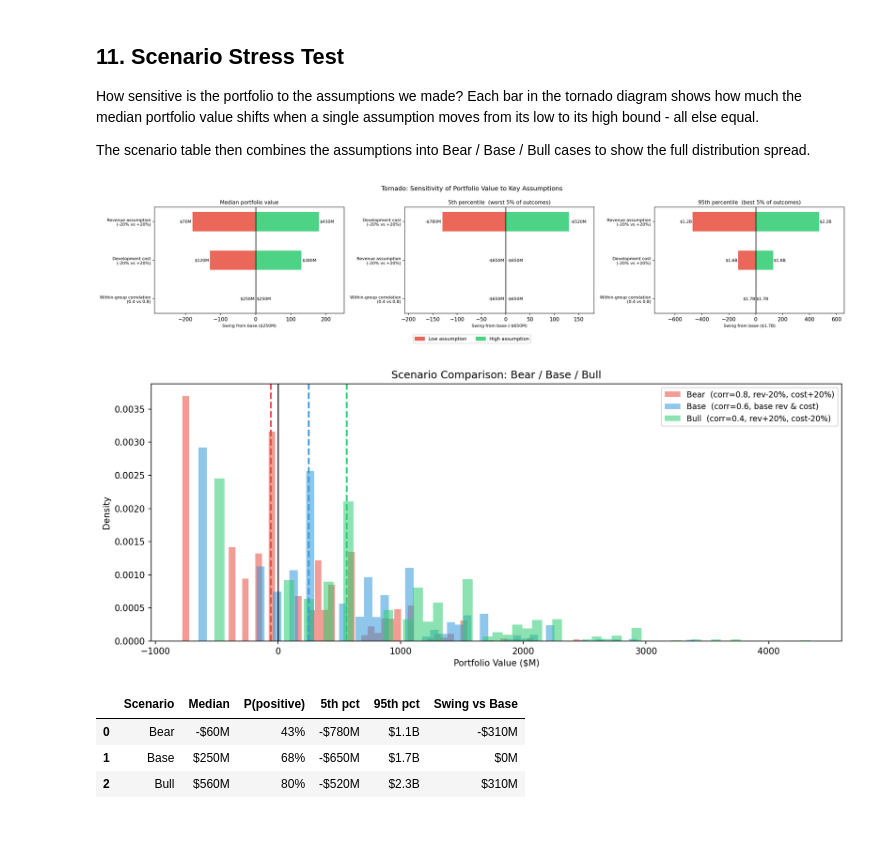
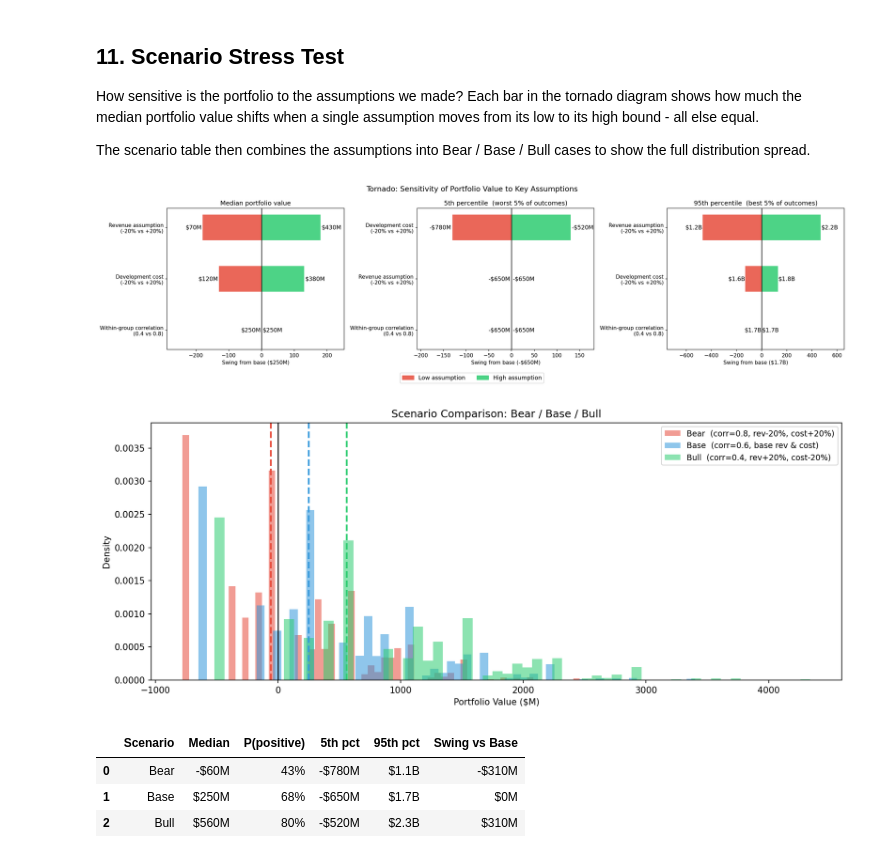
Before and after one commit to ChristopherSNelson/PoTS_decisionTool, a Jupyter notebook: portfolio_demo.ipynb, the cells around one changed output. Drawn from its saved outputs; the diff is of its cells as text; code cells hidden in the pictures; blank space fills up the shorter version.

```diff
--- a/portfolio_demo.ipynb
+++ b/portfolio_demo.ipynb
@@ -493,17 +493,17 @@ def tornado_panel(ax, stat_fn, base_val, title):
     ax.barh(y, hi_swing, left=0, color='#2ecc71', alpha=0.85, height=0.5)
     ax.axvline(0, color='black', linewidth=1.2)
     for i, (lo, hi) in enumerate(zip(lo_swing, hi_swing)):
-        ax.text(lo - 3, i, fmt(lo_ord[i]), va='center', ha='right', fontsize=8)
-        ax.text(hi + 3, i, fmt(hi_ord[i]), va='center', ha='left', fontsize=8)
+        ax.text(lo - 3, i, fmt(lo_ord[i]), va='center', ha='right', fontsize=11)
+        ax.text(hi + 3, i, fmt(hi_ord[i]), va='center', ha='left', fontsize=11)
     ax.set_yticks(y)
-    ax.set_yticklabels(labels_ord, fontsize=8)
-    ax.set_xlabel(f'Swing from base ({fmt(base_val)})', fontsize=8)
-    ax.set_title(title, fontsize=10)
+    ax.set_yticklabels(labels_ord, fontsize=10)
+    ax.set_xlabel(f'Swing from base ({fmt(base_val)})', fontsize=10)
+    ax.set_title(title, fontsize=12)
     # Expand xlim so bar-end labels don't collide with y-axis tick labels
     span = max(hi_swing.max() - lo_swing.min(), 1)
     ax.set_xlim(lo_swing.min() - span * 0.30, hi_swing.max() + span * 0.20)
 
-fig, axes = plt.subplots(1, 3, figsize=(20, 4), sharey=False)
+fig, axes = plt.subplots(1, 3, figsize=(20, 5), sharey=False)
 
 tornado_panel(axes[0], np.median,
               np.median(base_pv),
@@ -520,8 +520,8 @@ from matplotlib.patches import Patch
 legend_elements = [Patch(color='#e74c3c', alpha=0.85, label='Low assumption'),
                    Patch(color='#2ecc71', alpha=0.85, label='High assumption')]
 fig.legend(handles=legend_elements, loc='lower center', ncol=2,
-           fontsize=9, bbox_to_anchor=(0.5, -0.08))
-fig.suptitle('Tornado: Sensitivity of Portfolio Value to Key Assumptions', fontsize=12)
+           fontsize=11, bbox_to_anchor=(0.5, -0.08))
+fig.suptitle('Tornado: Sensitivity of Portfolio Value to Key Assumptions', fontsize=14)
 fig.tight_layout()
 fig.savefig('plots/stress_test_tornado.png', bbox_inches='tight')
 plt.show()
@@ -533,34 +533,34 @@ scenario_labels = {
     'Bear': 'Bear  (corr=0.8, rev-20%, cost+20%)',
     'Base': 'Base  (corr=0.6, base rev & cost)',
     'Bull': 'Bull  (corr=0.4, rev+20%, cost-20%)',
 }
 for name, pv in st['scenarios'].items():
     ax.hist(pv, bins=60, alpha=0.55, color=scenario_colors[name],
             label=scenario_labels[name], density=True)
     ax.axvline(np.median(pv), color=scenario_colors[name], linewidth=2, linestyle='--')
 ax.axvline(0, color='black', linewidth=1.2)
 ax.set_xlabel(f'Portfolio Value ({chr(36)}M)')
 ax.set_ylabel('Density')
 ax.set_title('Scenario Comparison: Bear / Base / Bull')
 ax.legend(fontsize=9)
 fig.tight_layout()
 fig.savefig('plots/stress_test_scenarios.png', bbox_inches='tight')
 plt.show()
 
 # --- Summary table ---
 rows = []
 for name, pv in st['scenarios'].items():
     rows.append({
         'Scenario': name,
         'Median': fmt(np.median(pv)),
         'P(positive)': f'{(pv > 0).mean():.0%}',
         '5th pct': fmt(np.percentile(pv, 5)),
         '95th pct': fmt(np.percentile(pv, 95)),
         'Swing vs Base': fmt(np.median(pv) - np.median(base_pv)),
     })
 display(pd.DataFrame(rows))
 # %% [output]
-[figure, old version]
+[figure, new version]
 [figure]
 |  | Scenario | Median | P(positive) | 5th pct | 95th pct | Swing vs Base |
 | 0 | Bear | -$60M | 43% | -$780M | $1.1B | -$310M |
```
Also changed, not shown: 1 other file.
